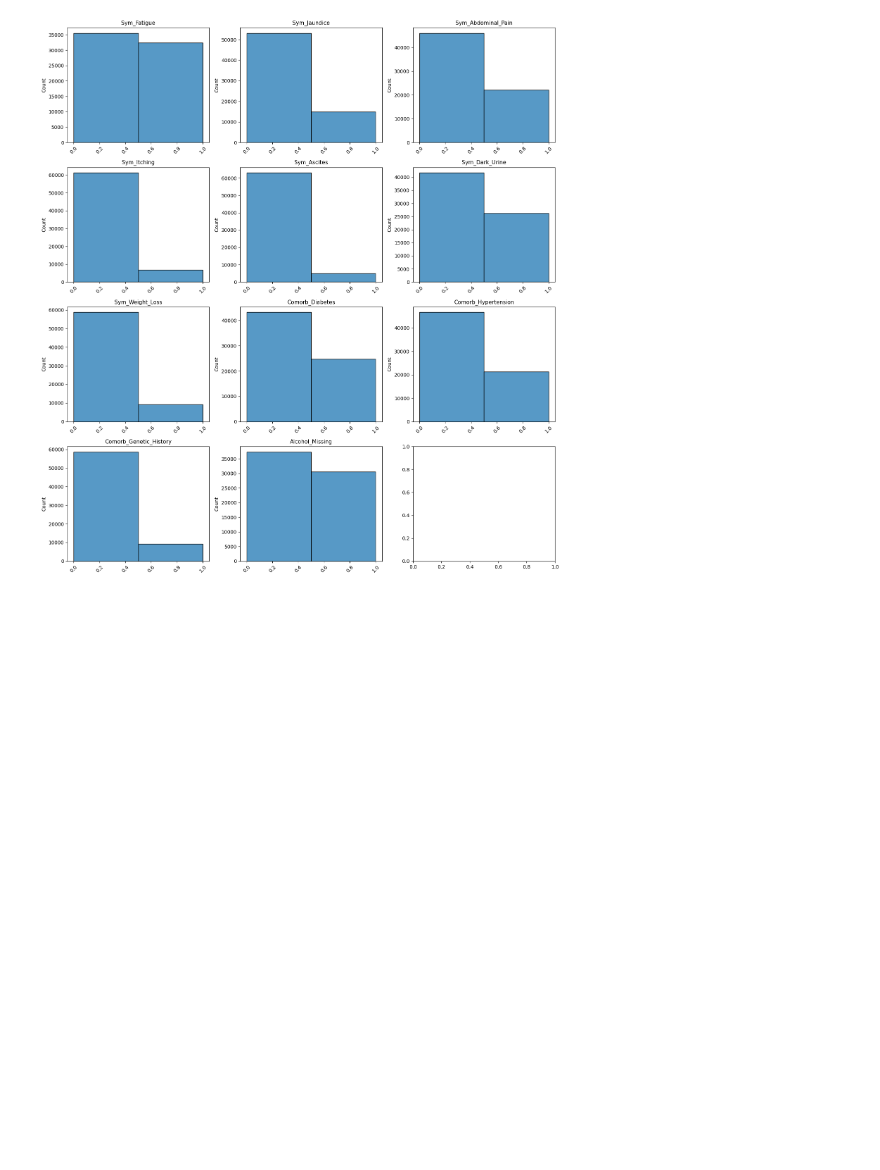
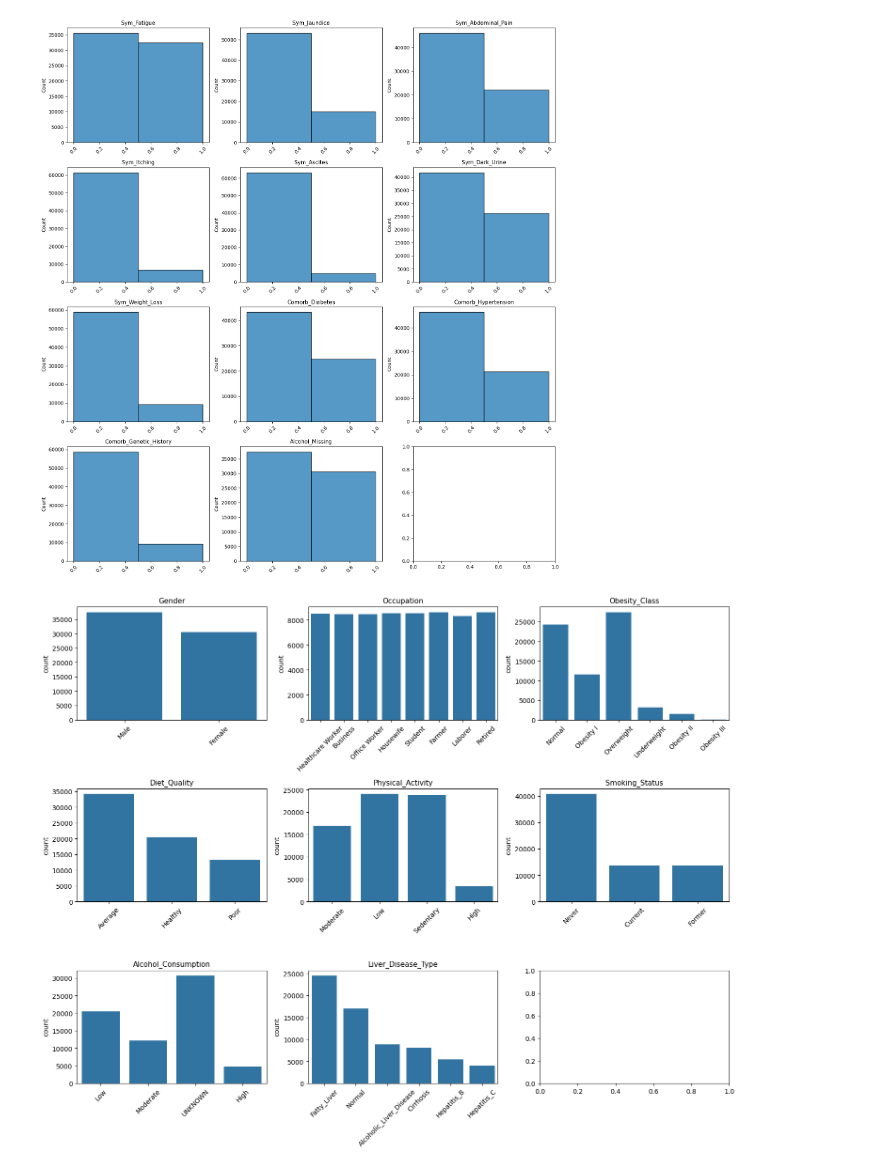
Before and after one commit to ReSpix/liver_disease_prediction, a Jupyter notebook: notebooks/data_preparation.ipynb, the cells around one changed output. Saved outputs shown, nothing was run; the diff lists cells and outputs as text; code cells hidden in the pictures; blank space fills up the shorter version.

Commit message:
add categorical hists

```diff
--- a/notebooks/data_preparation.ipynb
+++ b/notebooks/data_preparation.ipynb
@@ -133,7 +136,7 @@ binary_cols = [col for col in numeric_cols.columns if len(df[col].unique()) == 2
 # %%
 non_binary_cols = [col for col in numeric_cols.columns if len(df[col].unique()) > 2]
 # %%
-def plot(data: pd.DataFrame, columns: list[str]):
+def plot(data: pd.DataFrame, columns: list[str], cols_type: Literal["categorical", "numeric"] = "numeric"):
     n_cols = 3
     n_rows = int(np.ceil(len(columns) / n_cols))
 
@@ -141,7 +144,13 @@ def plot(data: pd.DataFrame, columns: list[str]):
     axes = axes.flatten()
 
     for i, col in enumerate(columns):
-        sns.histplot(data=data, x=col, ax=axes[i], bins=min(30, len(data[col].unique())))
+        if cols_type == "numeric":
+            sns.histplot(data=data, x=col, ax=axes[i], bins=min(30, len(data[col].unique())))
+        elif cols_type == "categorical":
+            sns.countplot(data=data, x=col, ax=axes[i])
+        else:
+            raise TypeError("Unsupported columns type")
+
         axes[i].set_title(col, fontsize=11)
         axes[i].set_xlabel('')
         axes[i].tick_params(axis='x', rotation=45)
@@ -156,6 +165,10 @@ plot(df, non_binary_cols)
 plot(df, binary_cols)
 # %% [output]
 [figure]
+# %%
+plot(df, list(cat_cols.columns), "categorical")
+# %% [output]
+[figure, added]
 # %%
 # Коэффициент Де Ритиса - важный параметр состояния печени
 
```
Also changed, not shown: parts of 6 cells of this notebook.
